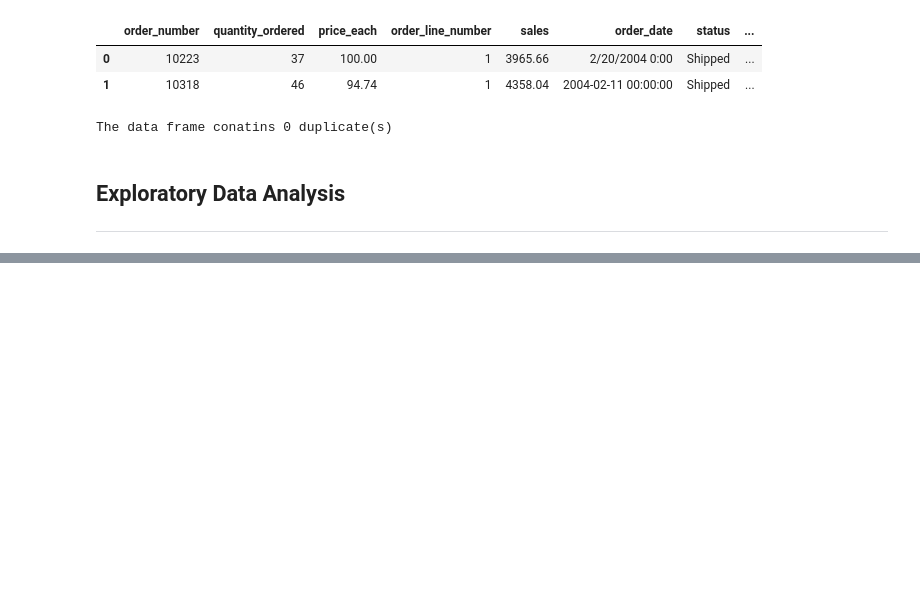
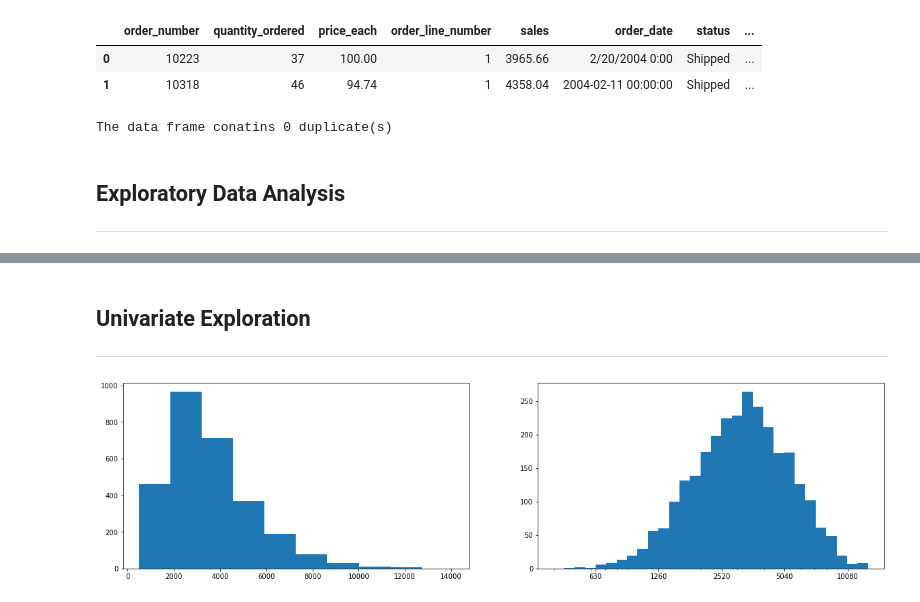
Before and after one commit to Biob-scientist/Sales_analytics, a Jupyter notebook: sales_exploratory_analysis.ipynb, the cells around one changed output, grey strips where cells are left out. Drawn from its saved outputs; the diff is of its cells as text; code cells hidden in the pictures; blank space fills up the shorter version.

Commit message:
chore: Plot univariate visualization

```diff
--- a/sales_exploratory_analysis.ipynb
+++ b/sales_exploratory_analysis.ipynb
@@ -170,0 +149,19 @@ Name: profit, Length: 2823, dtype: float64
+# %% [markdown]
+## Univariate Exploration
+***
+# %%
+plt.figure(figsize=(20,5))
+plt.subplot(1,2,1)
+plt.hist(data=df, x='sales');
+plt.subplot(1,2,2)
+sales_bins=10**np.arange(2.6,4.1+0.05,0.05)
+plt.hist(data=df, x='sales',bins=sales_bins)
+plt.xscale('log')
+
+ticks=[630,1260,2520,5040,10080]
+labels=['{}'.format(x) for x in ticks]
+
+plt.xticks(ticks,labels)
+plt.show()
+# %% [output]
+[figure, added]
```
Also changed, not shown: parts of 14 cells of this notebook.
